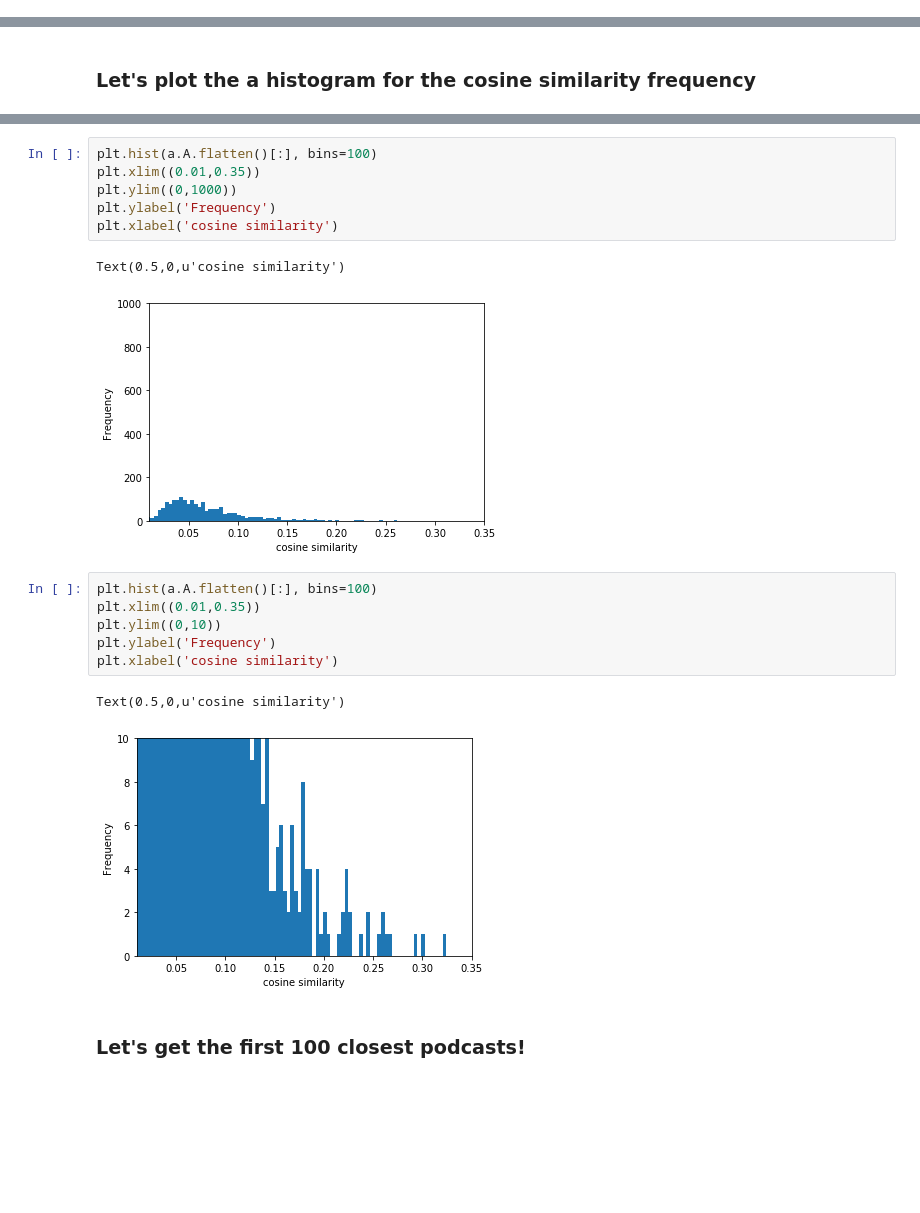
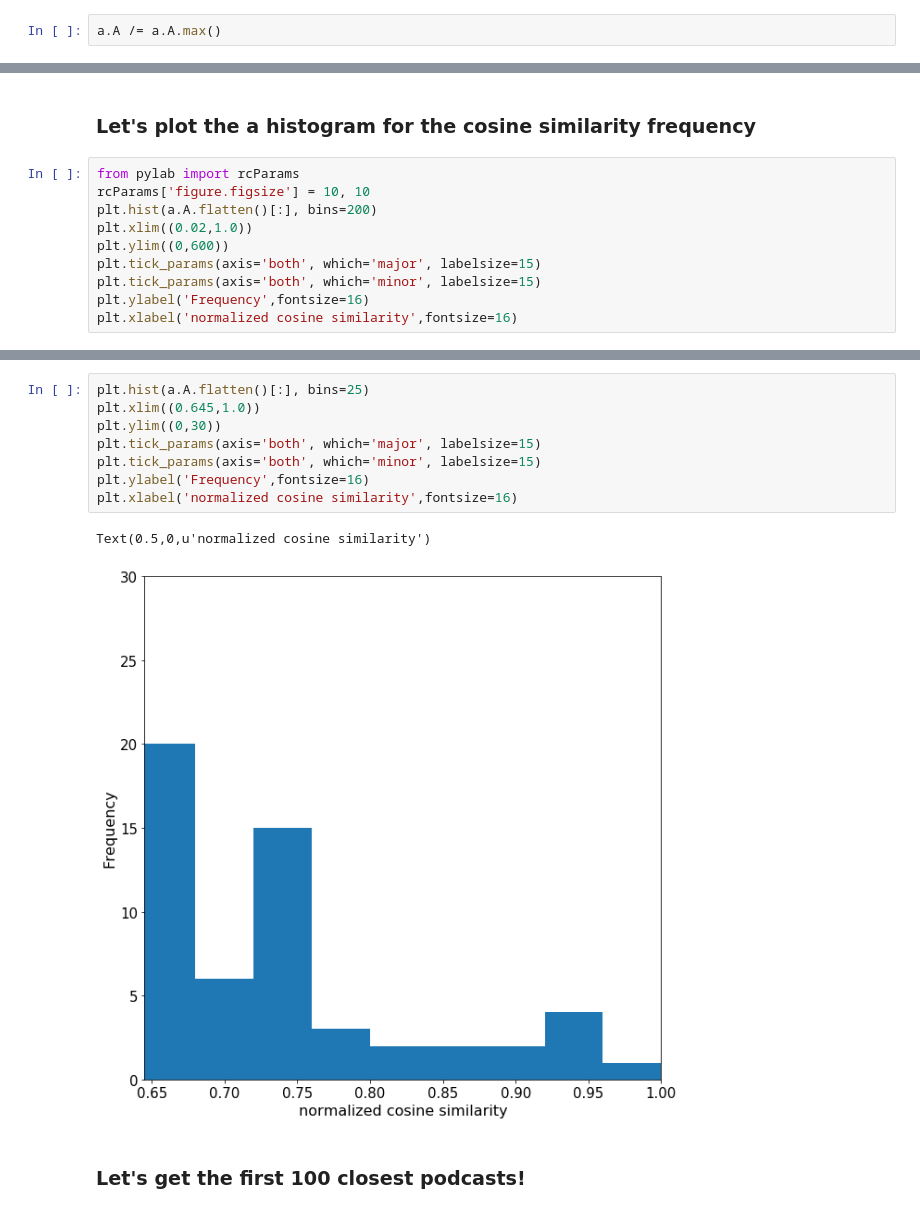
Before and after one commit to jamillan/PodFather, a Jupyter notebook: notebooks/bot/final_tfidf_lda.ipynb, the cells around one changed output, grey strips where cells are left out. Saved outputs shown, nothing was run; the diff lists cells and outputs as text; blank space fills up the shorter version.

```diff
--- a/notebooks/bot/final_tfidf_lda.ipynb
+++ b/notebooks/bot/final_tfidf_lda.ipynb
@@ -374,0 +384,2 @@ index from closest to farthest away : [[    0 61469 61468 ... 38806 24972 23199]
+# %%
+a.A /= a.A.max()
@@ -375,2 +400,12 @@ index from closest to farthest away : [[    0 61469 61468 ... 38806 24972 23199]
 # %% [markdown]
 ### Let's plot the a histogram for the cosine similarity frequency
+# %%
+from pylab import rcParams
+rcParams['figure.figsize'] = 10, 10
+plt.hist(a.A.flatten()[:], bins=200)
+plt.xlim((0.02,1.0))
+plt.ylim((0,600))
+plt.tick_params(axis='both', which='major', labelsize=15)
+plt.tick_params(axis='both', which='minor', labelsize=15)
+plt.ylabel('Frequency',fontsize=16)
+plt.xlabel('normalized cosine similarity',fontsize=16)
@@ -377,21 +415,14 @@ index from closest to farthest away : [[    0 61469 61468 ... 38806 24972 23199]
 # %%
-plt.hist(a.A.flatten()[:], bins=100)
-plt.xlim((0.01,0.35))
-plt.ylim((0,1000))
-plt.ylabel('Frequency')
-plt.xlabel('cosine similarity')
+plt.hist(a.A.flatten()[:], bins=25)
+plt.xlim((0.645,1.0))
+plt.ylim((0,30))
+plt.tick_params(axis='both', which='major', labelsize=15)
+plt.tick_params(axis='both', which='minor', labelsize=15)
+plt.ylabel('Frequency',fontsize=16)
+plt.xlabel('normalized cosine similarity',fontsize=16)
 # %% [output]
-Text(0.5,0,u'cosine similarity')
+Text(0.5,0,u'normalized cosine similarity')
-[figure, old version]
+[figure, new version]
-# %%
-plt.hist(a.A.flatten()[:], bins=100)
-plt.xlim((0.01,0.35))
-plt.ylim((0,10))
-plt.ylabel('Frequency')
-plt.xlabel('cosine similarity')
-# %% [output]
-Text(0.5,0,u'cosine similarity')
-[figure, removed]
 # %% [markdown]
 ### Let's get the first 100 closest podcasts!
 # %%
```
Also changed, not shown: parts of 9 cells of this notebook.
